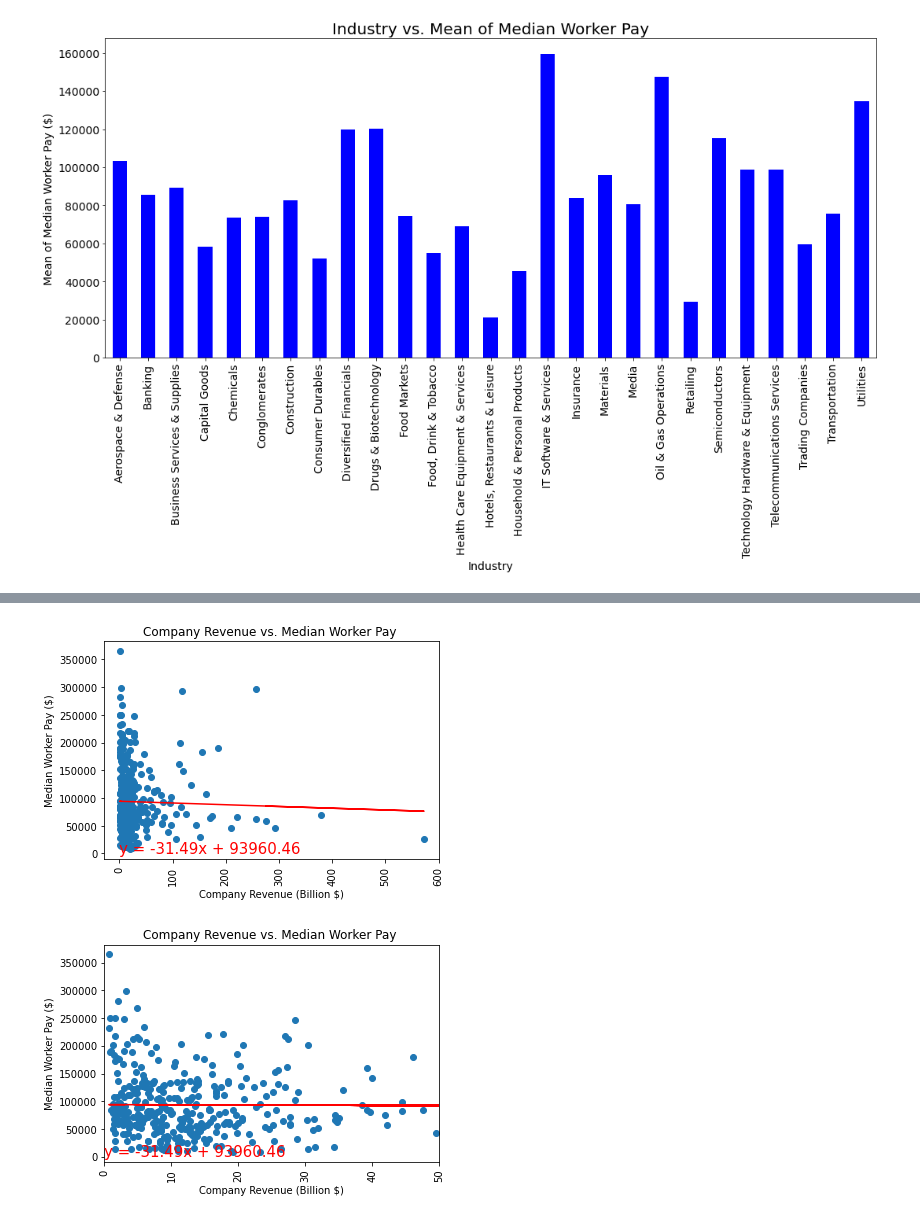
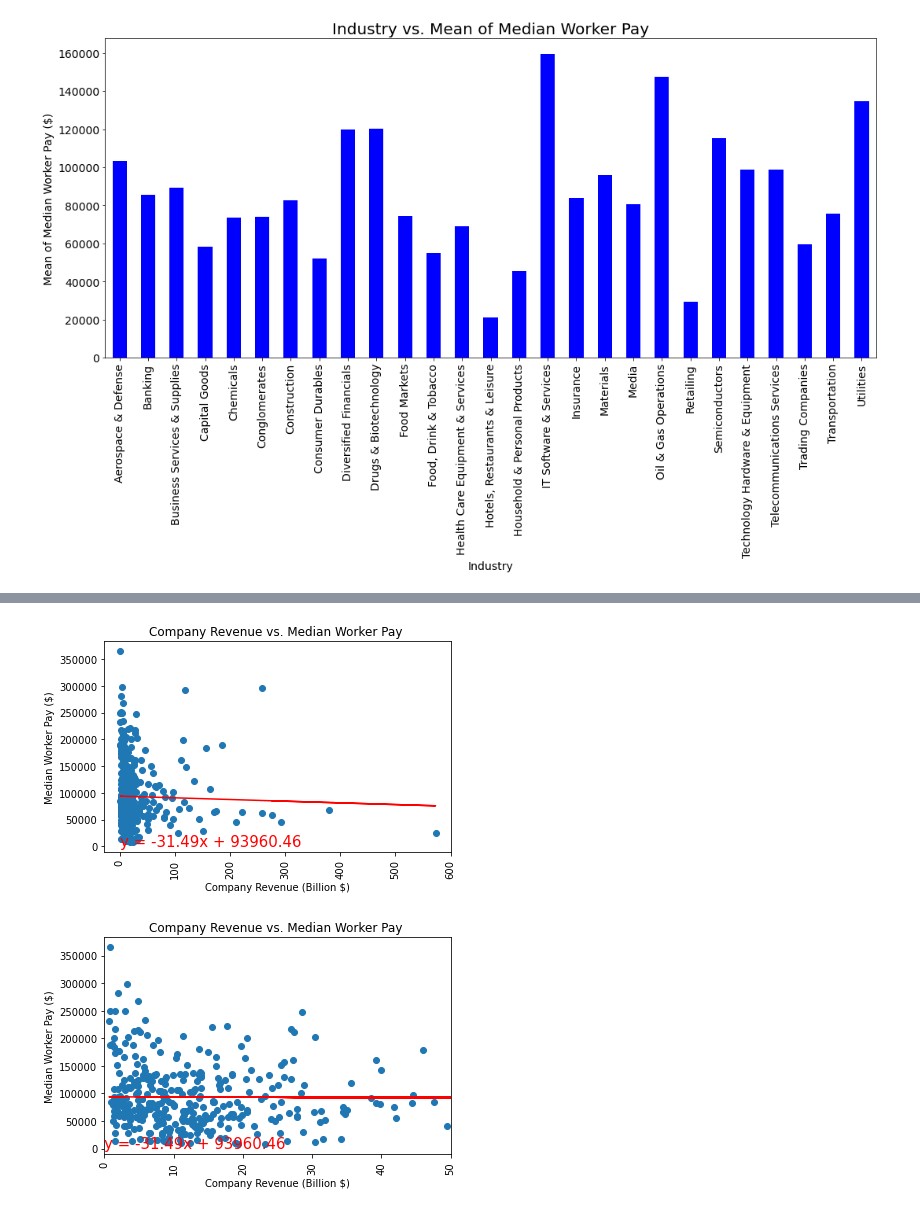
Before and after one commit to allison713/Group6_proj1, a Jupyter notebook: Data/datavisuals.ipynb, the cells around one changed output, grey strips where cells are left out. Saved outputs shown, nothing was run; the diff lists cells and outputs as text; code cells hidden in the pictures.

```diff
--- a/Data/datavisuals.ipynb
+++ b/Data/datavisuals.ipynb
@@ -127,8 +132,10 @@ def linreg(xval, yval, title, ylab, textcoord):
     plt.xlabel("Company Revenue (Billion $)")
     plt.xticks(rotation=90)
     plt.ylabel(ylab)
-    plt.show()
+    plt.tight_layout()
 xval = merged_df["Revenue (Billions)"]
 yval = merged_df["CEO Salary"]
 linreg(xval,yval,"Company Revenue vs. CEO Salary ","CEO Salary ($)",(0,20))
+# Save the figure
+plt.savefig("../Visuals/RevenuevCEO.png")
 # %% [output]
@@ -150,8 +157,10 @@ def linreg(xval, yval, title, ylab, textcoord):
     plt.ylim([200000,10000000])
     plt.xticks(rotation=90)
     plt.ylabel(ylab)
-    plt.show()
+    plt.tight_layout()
 xval = merged_df["Revenue (Billions)"]
 yval = merged_df["CEO Salary"]
 linreg(xval,yval,"Company Revenue vs. CEO Salary ","CEO Salary ($)",(0,20))
+# Save the figure
+plt.savefig("../Visuals/RevenuevCEOZoomed.png")
 # %% [output]
@@ -159,24 +168,26 @@ linreg(xval,yval,"Company Revenue vs. CEO Salary ","CEO Salary ($)",(0,20))
 # %%
 #Do CEOs and their workers earn more as their companies earn more?
 
 def linreg(xval, yval, title, ylab, textcoord):
     (slope, intercept, r_value, p_value, std_err) = linregress(xval, yval)
     regress_values = xval * slope + intercept
     line_eq = "y = " + str(round(slope,2)) + "x + " + str(round(intercept,2))
     plt.scatter(xval,yval)
     plt.plot(xval,regress_values,"r")
     plt.annotate(line_eq, textcoord, fontsize=15, color="red")
     plt.title(title)
     plt.ticklabel_format(axis='x',style='plain')
     plt.xlabel("Company Revenue (Billion $)")
     plt.xticks(rotation=90)
     plt.ylabel(ylab)
-    plt.show()
+    plt.tight_layout()
 xval = merged_df["Revenue (Billions)"]
 yval = merged_df["Median Worker Pay"]
 linreg(xval,yval,"Company Revenue vs. Median Worker Pay ","Median Worker Pay ($)",(0,20))
+# Save the figure
+plt.savefig("../Visuals/RevenuevWorker.png")
 # %% [output]
-[figure, old version]
+[figure, new version]
 # %%
 #Do CEOs and their workers earn more as their companies earn more?
 #Zoomed in plot
@@ -194,9 +205,11 @@ def linreg(xval, yval, title, ylab, textcoord):
     plt.xticks(rotation=90)
     plt.ylabel(ylab)
     plt.xlim([0,50])
-    plt.show()
+    plt.tight_layout()
 xval = merged_df["Revenue (Billions)"]
 yval = merged_df["Median Worker Pay"]
 linreg(xval,yval,"Company Revenue vs. Median Worker Pay ","Median Worker Pay ($)",(0,20))
+# Save the figure
+plt.savefig("../Visuals/RevenuevWorkerZoomed.png")
 # %% [output]
-[figure, old version]
+[figure, new version]
```
Also changed, not shown: parts of 7 cells of this notebook, 9 other files.
